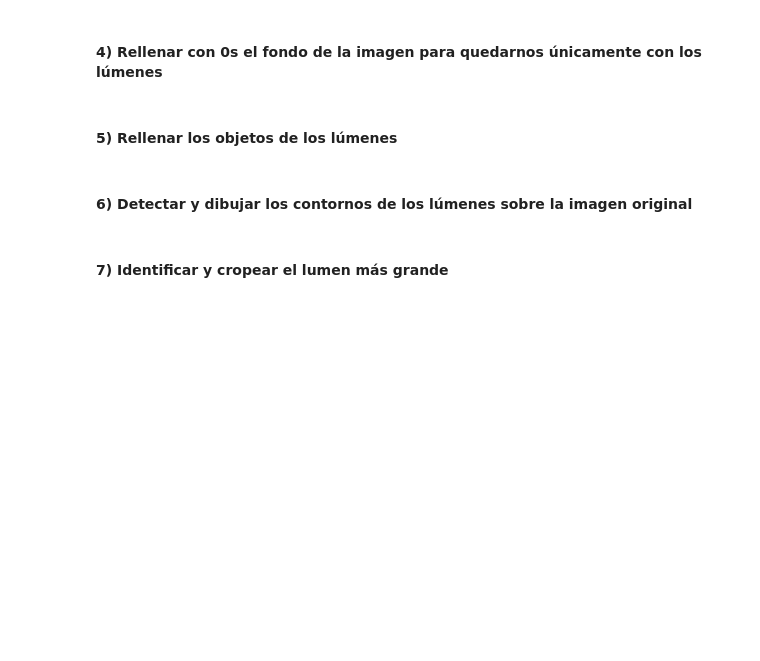
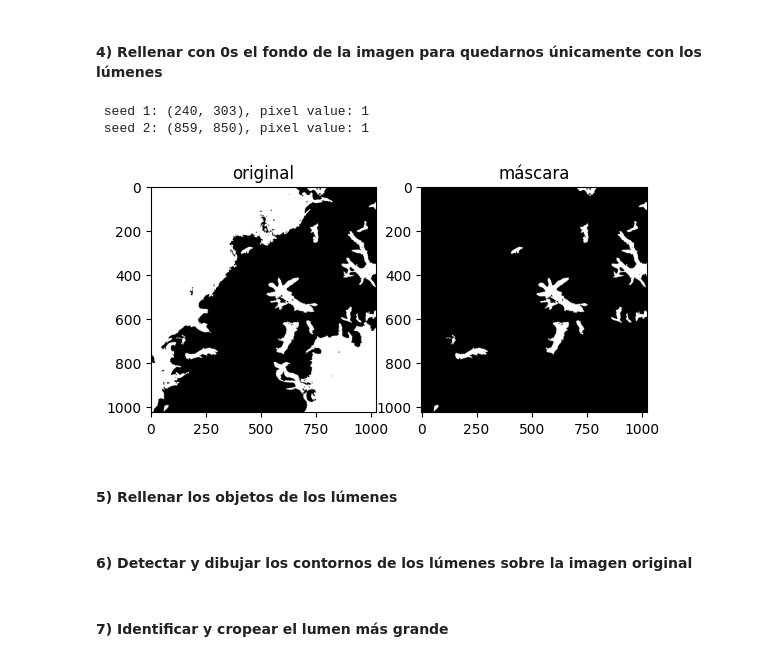
Before and after one commit to JordiConrado/05MIAR, a Jupyter notebook: activities/Computer Vision/01 - Actividad_Computer_Vision_C1.ipynb, the cells around one changed output. Drawn from its saved outputs; the diff is of its cells as text; code cells hidden in the pictures; blank space fills up the shorter version.

```diff
--- a/activities/Computer Vision/01 - Actividad_Computer_Vision_C1.ipynb
+++ b/activities/Computer Vision/01 - Actividad_Computer_Vision_C1.ipynb
@@ -63,6 +140,49 @@ plt.show()
 # y el resto de la imagen negra. Pista: utilizar dos semillas. Nota: Se pueden fijar las semillas de manera manual, pero
 # se valorará positivamente a aquell@s que desarrollen una función para encontrarlas automáticamente.
 # Visualizar la máscara resultante.
+# %%
+def find_two_seeds(img):
+  label_image, num = label(img, return_num=True)
+  regions = regionprops(label_image)
+  # Sort the regions by area in descending order
+  regions.sort(key=lambda r: r.area, reverse=True)
+
+  # Get the centroid (y, x) of the two largest regions
+  y1, x1 = regions[0].centroid
+  y2, x2 = regions[1].centroid
+
+  # Convert to integer and swap to (x, y) for cv2 compatibility
+  seed1 = (int(x1), int(y1))
+  seed2 = (int(x2), int(y2))
+
+  return seed1, seed2
+# %%
+# Crear una copia de la imagen
+mask = img_thresh_norm_clean.copy().astype(np.uint8)
+
+# Definir una imagen negra de referencia
+h, w = img_thresh_norm_clean.shape
+ref = np.zeros((h+2, w+2), np.uint8)
+
+seed1, seed2 = find_two_seeds(mask)
+#seed_1 = (0,0)
+#seed_2 = (h-1, w-1)
+
+print(f" seed 1: {seed1}, pixel value: {mask[seed1[0],seed1[1]]}")
+print(f" seed 2: {seed2}, pixel value: {mask[seed2[0],seed2[1]]}")
+
+# Fijar la semilla. En este caso en la esquina superior izquierda (posición 0,0) para rellenar a partir de ahí
+cv2.floodFill(mask, ref, seed1, 0)  # Como nos interesa rellenar de negro, utilizamos el 0 en la última posición
+cv2.floodFill(mask, ref, seed2, 0)  # Como nos interesa rellenar de negro, utilizamos el 0 en la última posición
+
+fig, ax = plt.subplots(1,2)
+ax[0].imshow(img_thresh_norm_clean, cmap='gray'), ax[0].set_title('original')
+ax[1].imshow(mask, cmap='gray'), ax[1].set_title('máscara')
+plt.show()
+# %% [output]
+ seed 1: (240, 303), pixel value: 1
+ seed 2: (859, 850), pixel value: 1
+[figure, added]
 # %% [markdown]
 #### 5) Rellenar los objetos de los lúmenes
 # %%
```
Also changed, not shown: parts of 6 cells of this notebook.
